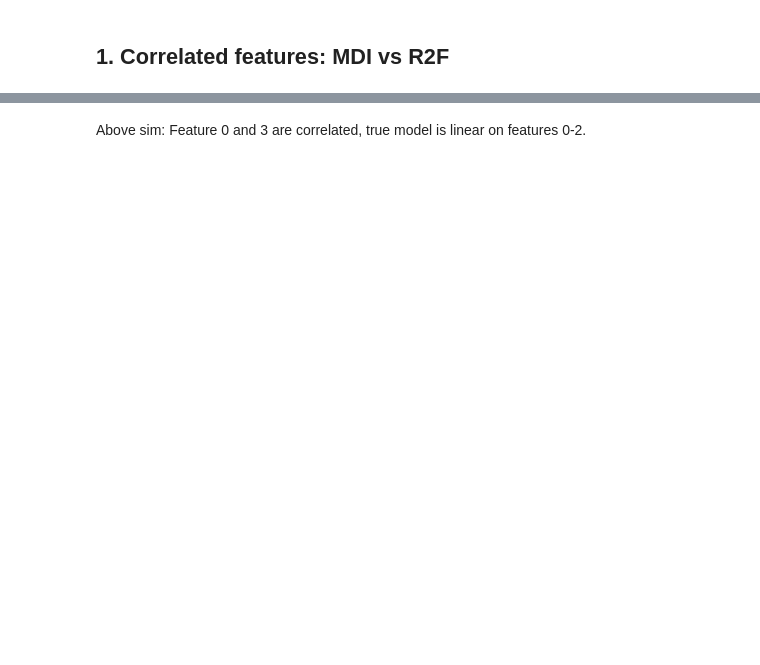
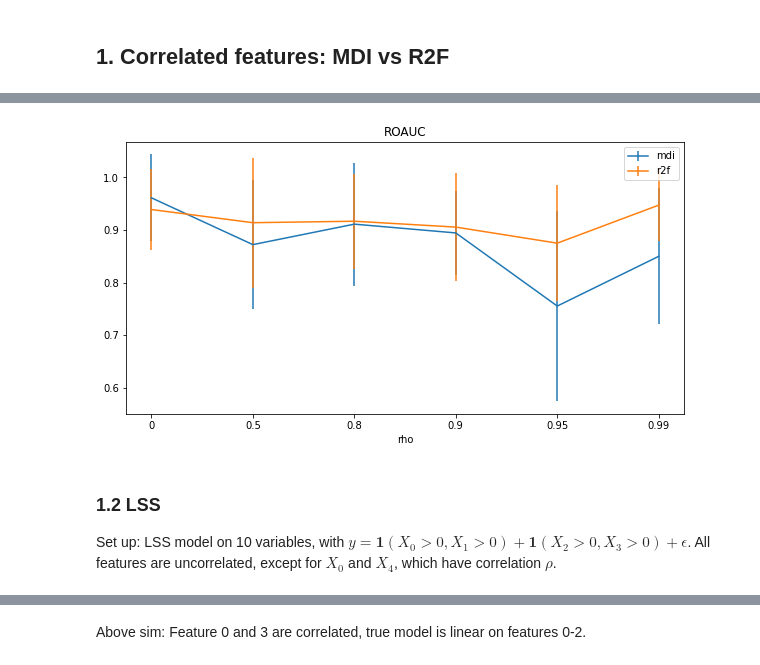
Before and after one commit to Yu-Group/imodels-experiments, a Jupyter notebook: notebooks/nonlinear_significance/03_correlated_features.ipynb, the cells around one changed output, grey strips where cells are left out. Cells and saved outputs as stored; diff of their text form; code cells hidden in the pictures; blank space fills up the shorter version.

```diff
--- a/notebooks/nonlinear_significance/03_correlated_features.ipynb
+++ b/notebooks/nonlinear_significance/03_correlated_features.ipynb
@@ -23,0 +181,8 @@ from simulations_util import *
+# %%
+plot_aucs(auc_means, auc_stds, save=True, experiment_name="lin_corr")
+# %% [output]
+[figure, added]
+# %% [markdown]
+### 1.2 LSS
+
+Set up: LSS model on 10 variables, with $y = \mathbf{1}(X_0 > 0, X_1 > 0) + \mathbf{1}(X_2 > 0, X_3 > 0) + \epsilon$. All features are uncorrelated, except for $X_0$ and $X_4$, which have correlation $\rho$.
```
Also changed, not shown: parts of 39 cells of this notebook.
